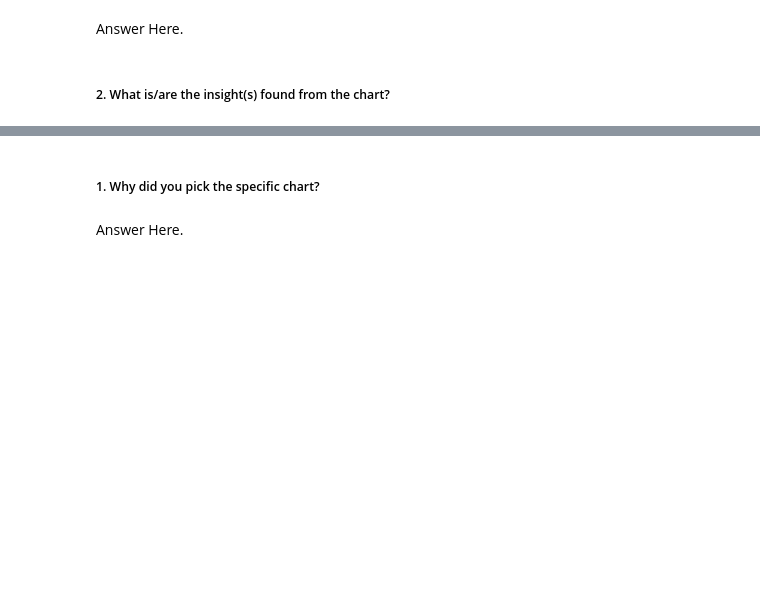
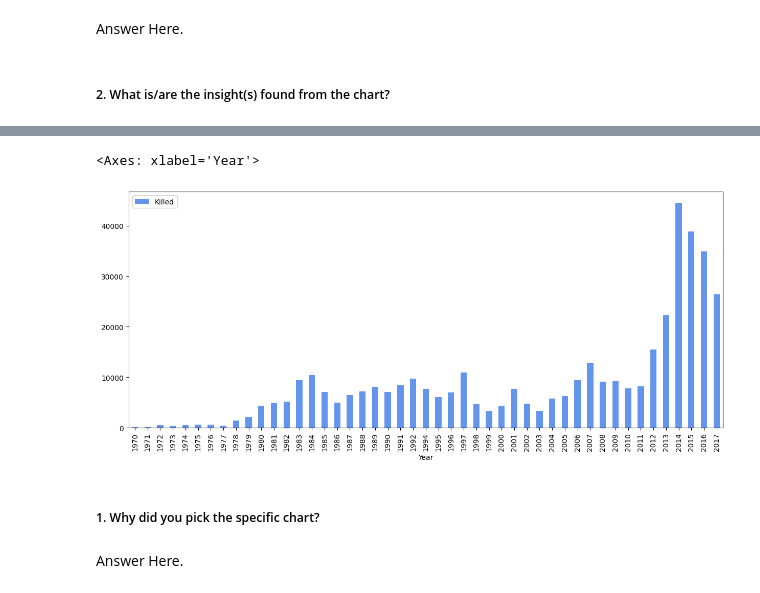
Before and after one commit to amolwagh77/Exploratory-Data-Analysis---Global-Terrorism, a Jupyter notebook: Sample EDA Submission Template.ipynb, the cells around one changed output, grey strips where cells are left out. Cells and saved outputs as stored; diff of their text form; code cells hidden in the pictures; blank space fills up the shorter version.

```diff
--- a/Sample EDA Submission Template.ipynb
+++ b/Sample EDA Submission Template.ipynb
@@ -312,0 +357,3 @@ Answer Here
+# %%
+killed_by_year=data[['Year','Killed']].groupby('Year').sum()
+killed_by_year.head(5)
@@ -313,3 +368,8 @@ Answer Here
+# %%
+killed_by_year.plot(kind='bar',color='cornflowerblue',figsize=(15,6))
+# %% [output]
+<Axes: xlabel='Year'>
+[figure, added]
 # %% [markdown]
 ##### 1. Why did you pick the specific chart?
 # %% [markdown]
```
Also changed, not shown: parts of 43 cells of this notebook.
